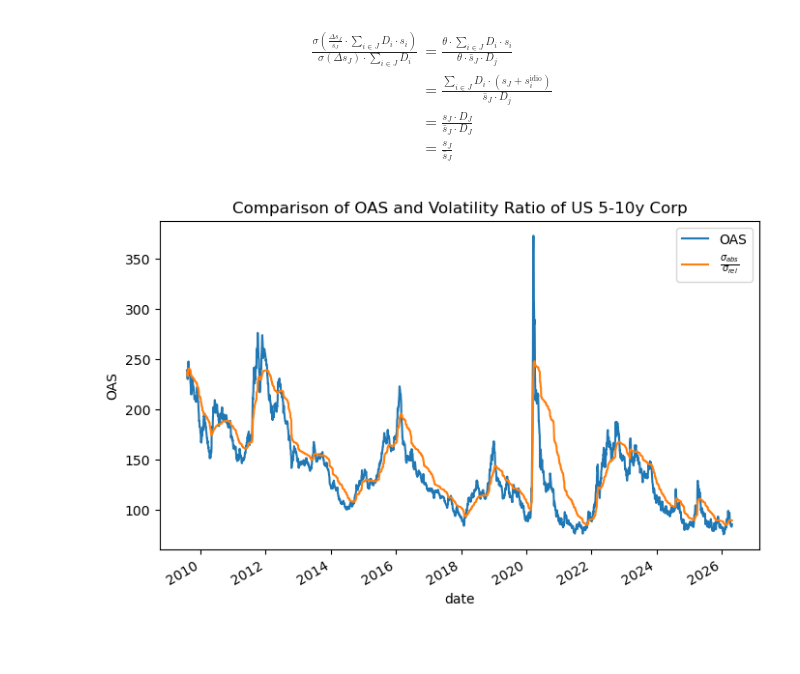
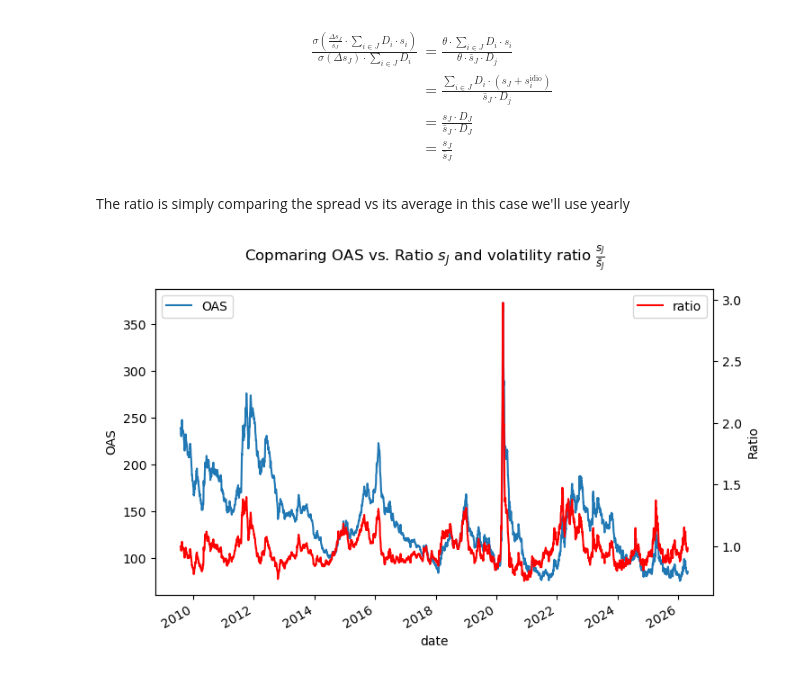
Before and after one commit to diegodalvarez/CreditSpread, a Jupyter notebook: notebooks/1DurationTimeSpread.ipynb, the cells around one changed output. Drawn from its saved outputs; the diff is of its cells as text; code cells hidden in the pictures; blank space fills up the shorter version.

```diff
--- a/notebooks/1DurationTimeSpread.ipynb
+++ b/notebooks/1DurationTimeSpread.ipynb
@@ -444,31 +444,41 @@ They want to copmare the volatility ratio between absolute and relative vol. Bef
 &= \frac{s_J \cdot D_J}{\bar{s}_J \cdot D_J} \\
 &= \frac{s_J}{\bar{s}_J}
 \end{align}
+# %% [markdown]
+The ratio is simply comparing the spread vs its average in this case we'll use yearly
 # %%
 sec = df_oas.security.min()
 
-(df_oas
+df_ratio = (df_oas
     .loc[lambda x: x.security == sec]
+    .assign(
+        avg_oas = lambda x: x.oas.ewm(span = 150, adjust = False).mean(),
+        ratio   = lambda x: x.oas / x.avg_oas)
+    [["oas", "ratio"]]
     .reset_index()
-    .melt(id_vars = "date")
-    .rename(columns = {"calc": ""})
-    .pivot(index = "date", columns = "", values = "value")
-    .assign(
-        oas_diff = lambda x: x.oas.diff(),
-        oas_rel  = lambda x: x.oas_diff / x.oas)
-    .assign(
-        oas_diff = lambda x: x.oas_diff.ewm(span = 100, adjust = False).std(),
-        oas_rel  = lambda x: x.oas_rel.ewm(span = 100, adjust = False).std(),
-        ratio    = lambda x: x.oas_diff / x.oas_rel)
-    [["oas", "ratio"]]
-    .rename(columns = {
-        "oas"  : "OAS",
-        "ratio": r"$\frac{\sigma_{abs}}{\sigma_{rel}}$"})
-    .plot(
-        figsize = (8,5),
-        ylabel  = "OAS",
-        title   = "Comparison of OAS and Volatility Ratio of " + renamer[sec]))
-
-plt.show()
+    .melt(id_vars = "date", var_name = "")
+    .pivot(index = "date", columns = "", values = "value"))
-# %% [output]
-[figure, removed]
+# %%
+fig, axes = plt.subplots(figsize = (8,5))
+axes_twin = axes.twinx()
+
+(df_ratio
+    [["oas"]]
+    .rename(columns = {"oas": "OAS"})
+    .plot(
+        ylabel = "OAS",
+        ax     = axes))
+
+(df_ratio
+    [["ratio"]]
+    .plot(
+        ylabel = "Ratio",
+        ax     = axes_twin,
+        color  = "red"))
+
+axes.legend(loc = "upper left")
+axes_twin.legend(loc = "upper right")
+fig.suptitle(r"Copmaring OAS vs. Ratio $s_J$ and volatility ratio $\frac{s_J}{\bar{s}_J}$")
+plt.show()
+# %% [output]
+[figure, added]
```
Also changed, not shown: 3 other files.
